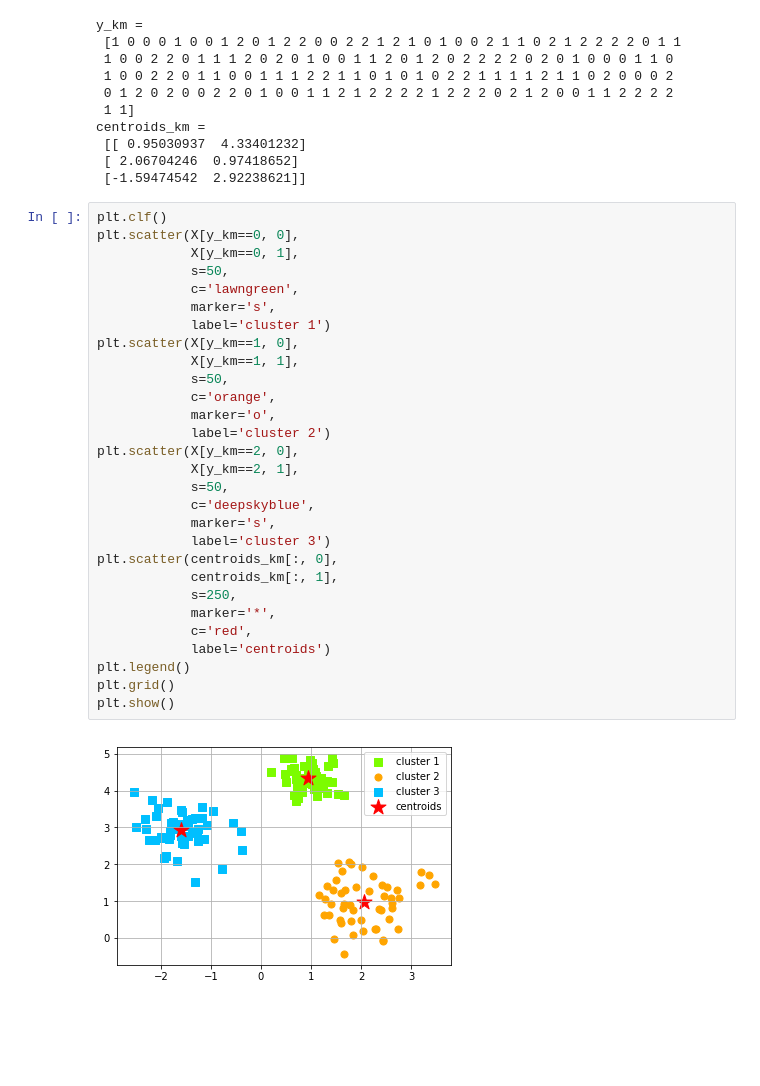
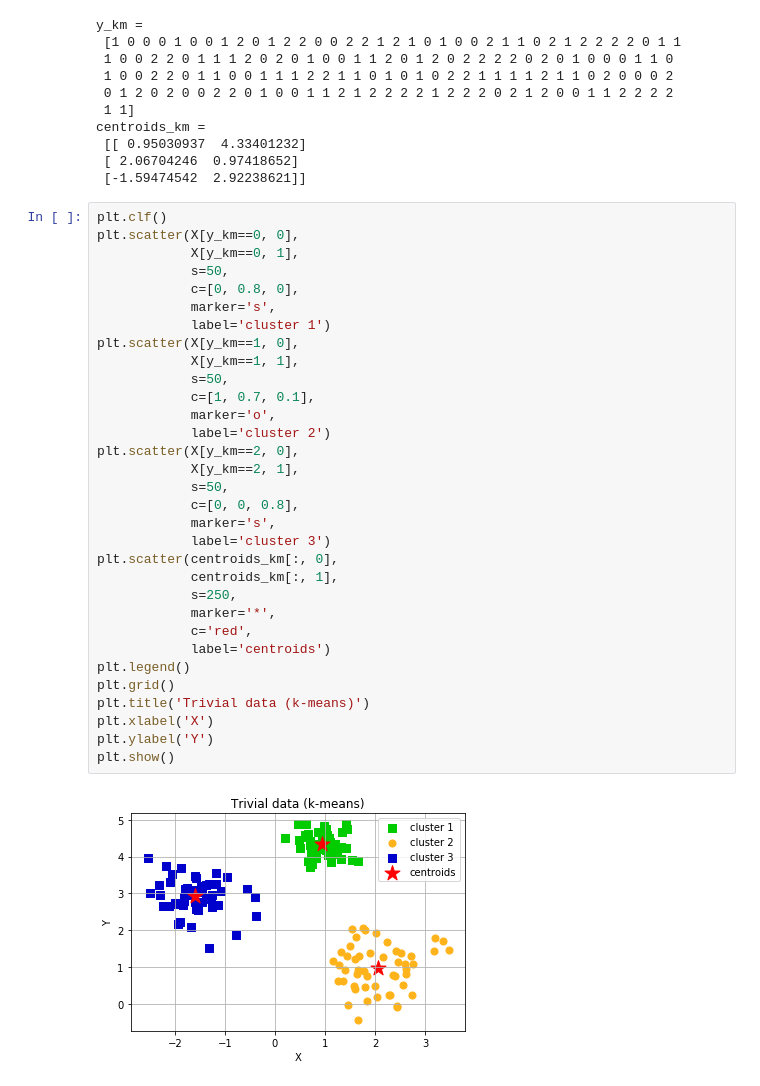
Before and after one commit to 1n4001/g11project06, a Jupyter notebook: kmeans.ipynb, the cells around one changed output. Saved outputs shown, nothing was run; the diff lists cells and outputs as text; blank space fills up the shorter version.

```diff
--- a/kmeans.ipynb
+++ b/kmeans.ipynb
@@ -77,31 +179,34 @@ centroids_km =
 # %%
 plt.clf()
 plt.scatter(X[y_km==0, 0],
             X[y_km==0, 1],
             s=50,
-            c='lawngreen',
+            c=[0, 0.8, 0],
             marker='s',
             label='cluster 1')
 plt.scatter(X[y_km==1, 0],
             X[y_km==1, 1],
             s=50,
-            c='orange',
+            c=[1, 0.7, 0.1],
             marker='o',
             label='cluster 2')
 plt.scatter(X[y_km==2, 0],
             X[y_km==2, 1],
             s=50,
-            c='deepskyblue',
+            c=[0, 0, 0.8],
             marker='s',
             label='cluster 3')
 plt.scatter(centroids_km[:, 0],
             centroids_km[:, 1],
             s=250,
             marker='*',
             c='red',
             label='centroids')
 plt.legend()
 plt.grid()
+plt.title('Trivial data (k-means)')
+plt.xlabel('X')
+plt.ylabel('Y')
 plt.show()
 # %% [output]
-[figure, old version]
+[figure, new version]
```
Also changed, not shown: parts of 9 cells of this notebook.
